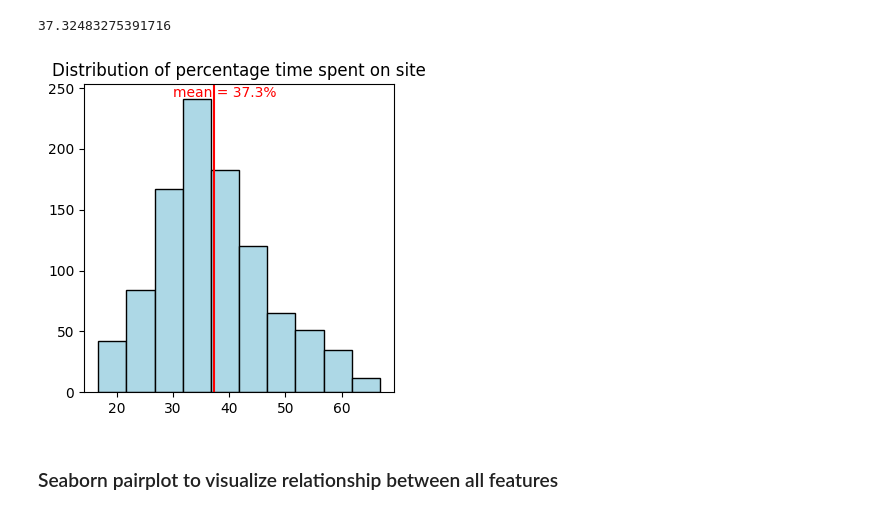
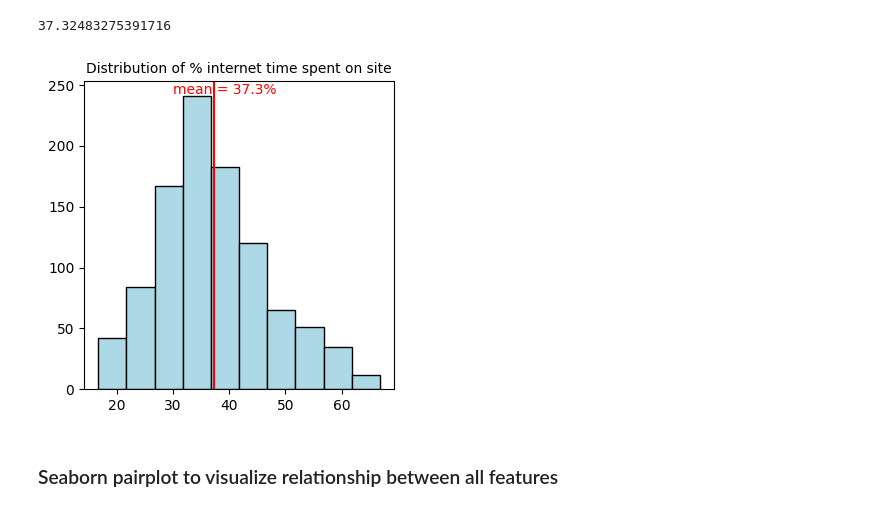
Before and after one commit to Cshefali/Data-Science-Projects-Python, a Jupyter notebook: Logistic Regression- Advertisement Clicks.ipynb, the cells around one changed output. Drawn from its saved outputs; the diff is of its cells as text; code cells hidden in the pictures.

```diff
--- a/Logistic Regression- Click ad data.ipynb
+++ b/Logistic Regression- Advertisement Clicks.ipynb
@@ -133,13 +229,13 @@ adv_data['site_time_perc'].mean()
 # %%
 #histogram of percentage time of entire internet usage spent on the site
 plt.figure(figsize = (4,4))
 plt.hist(adv_data['site_time_perc'], ec = "black", color = "lightblue")
 plt.axvline(x = 37.3, color = "red")
 plt.text(30, 243, 'mean = 37.3%', color = "red")
-plt.title('Distribution of percentage time spent on site')
+plt.title('Distribution of % internet time spent on site', fontsize = 10)
 plt.show()
 # %% [output]
-[figure, old version]
+[figure, new version]
 # %% [markdown]
 ### Seaborn pairplot to visualize relationship between all features
 # %%
```
Also changed, not shown: parts of 35 cells of this notebook.
